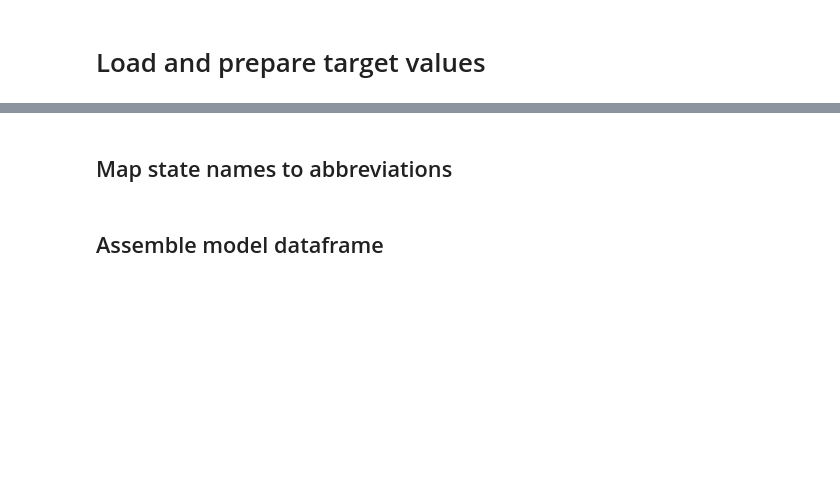
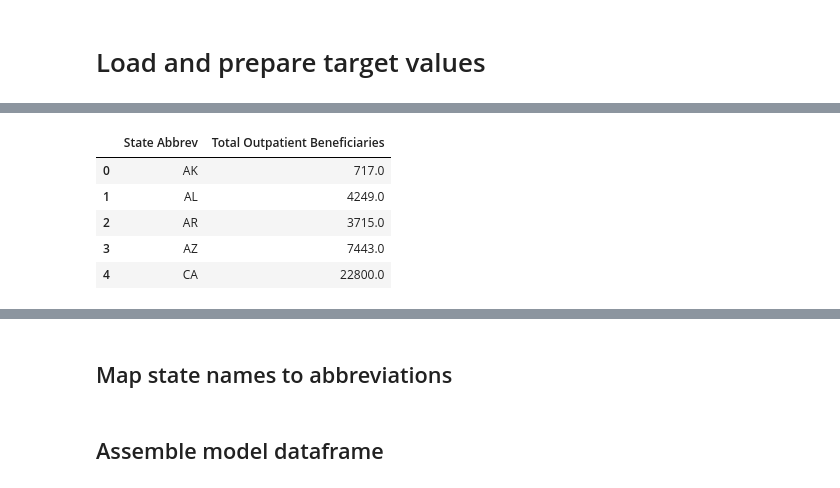
Before and after one commit to tessjoseph/ds4420finalproject, a Jupyter notebook: Neural Network.ipynb, the cells around one changed output, grey strips where cells are left out. Saved outputs shown, nothing was run; the diff lists cells and outputs as text; code cells hidden in the pictures; blank space fills up the shorter version.

Commit message:
Added outpatient data

```diff
--- a/Neural Network.ipynb
+++ b/Neural Network.ipynb
@@ -159,2 +153,42 @@ state_targets.head()
 | 3 | IN | 13 |
 | 4 | MA | 40 |
+# %%
+outpatient_values = pd.read_csv("Predicted_values/MUP_OUT_RY25_P04_V10_DY23_Prov_Svc.csv")
+outpatient_values.columns = outpatient_values.columns.str.strip()
+
+# We included laparoscopy based off our research
+
+target_apc_list = [
+    "Level 1 Laparoscopy and Related Services",
+    "Level 2 Laparoscopy and Related Services",
+    "Level 4 Gynecologic Procedures",
+    "Level 5 Gynecologic Procedures",
+    "Level 6 Gynecologic Procedures"
+]
+
+filtered_outpatient = outpatient_values[
+    outpatient_values["APC_Desc"].isin(target_apc_list)
+].copy()
+
+filtered_outpatient["Bene_Cnt"] = pd.to_numeric(
+    filtered_outpatient["Bene_Cnt"], errors="coerce"
+)
+
+state_outpatient_targets = (
+    filtered_outpatient
+    .groupby("Rndrng_Prvdr_State_Abrvtn", as_index=False)["Bene_Cnt"]
+    .sum()
+    .rename(columns={
+        "Rndrng_Prvdr_State_Abrvtn": "State Abbrev",
+        "Bene_Cnt": "Total Outpatient Beneficiaries"
+    })
+)
+
+state_outpatient_targets.head()
+# %% [output]
+|  | State Abbrev | Total Outpatient Beneficiaries |
+| 0 | AK | 717.0 |
+| 1 | AL | 4249.0 |
+| 2 | AR | 3715.0 |
+| 3 | AZ | 7443.0 |
+| 4 | CA | 22800.0 |
```
Also changed, not shown: parts of 21 cells of this notebook.
